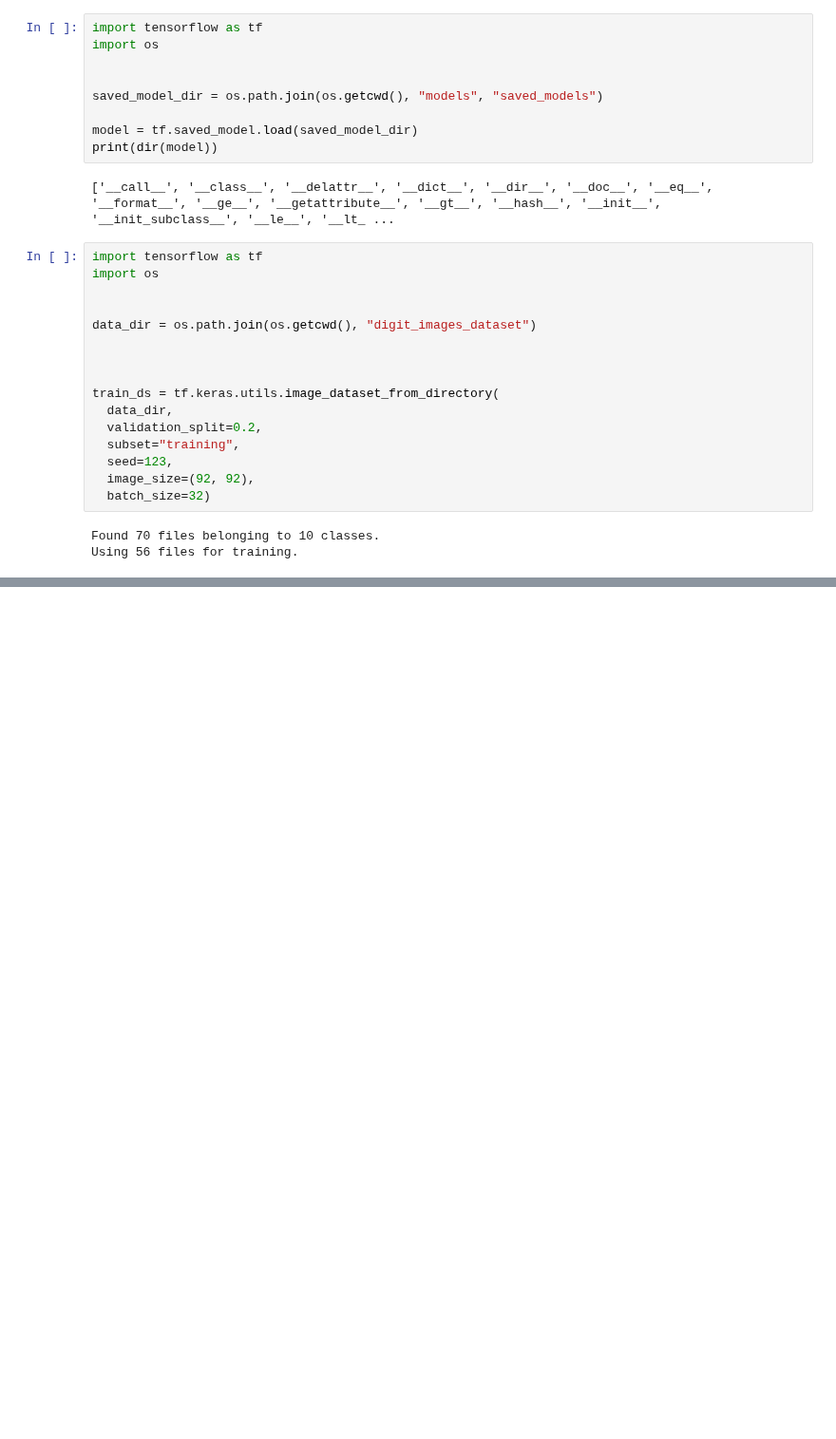
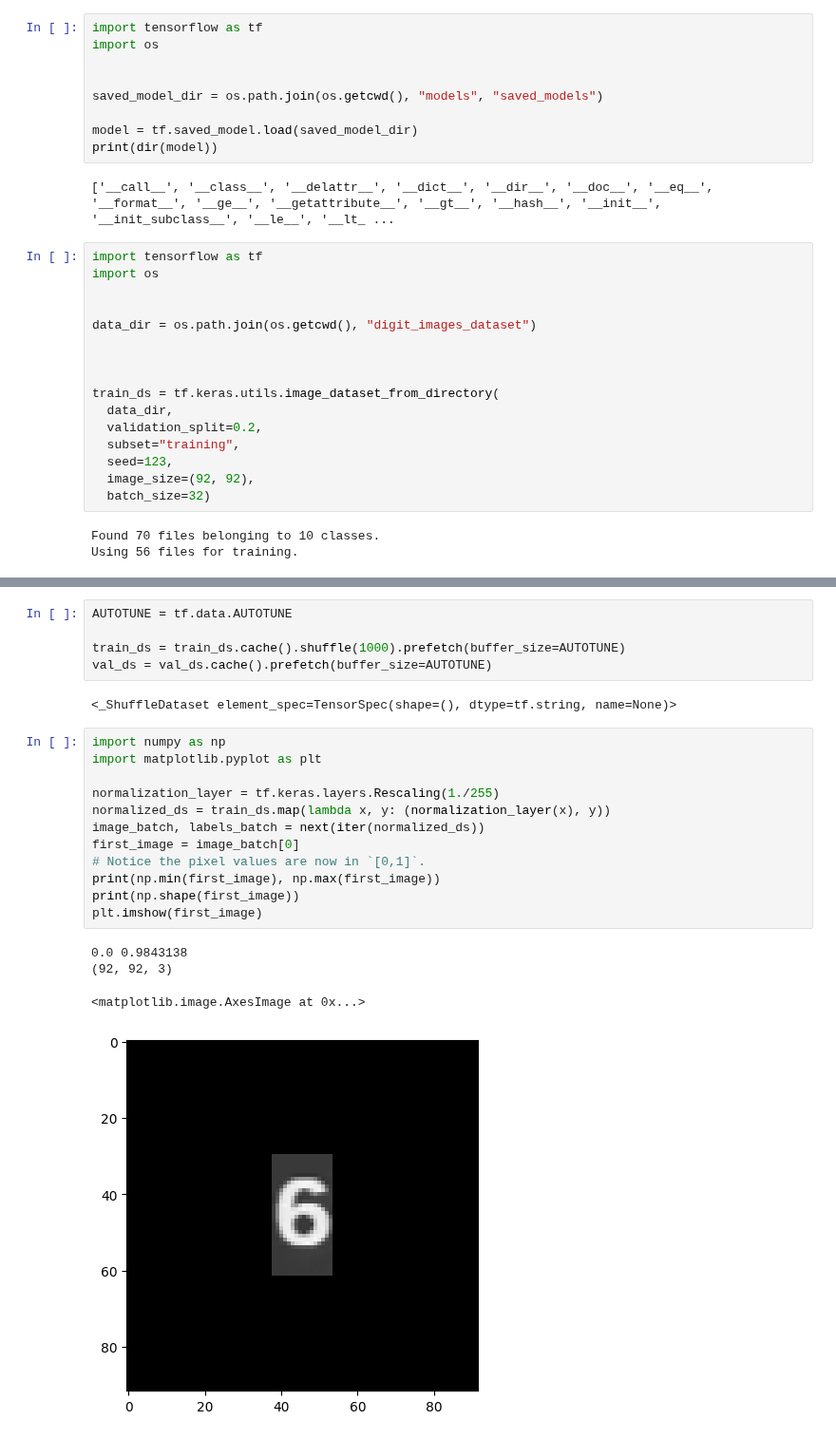
Before and after one commit to teleplayer123/image_classifier, a Jupyter notebook: test.ipynb, the cells around one changed output, grey strips where cells are left out. Shown at 95% size. Drawn from its saved outputs; the diff is of its cells as text; blank space fills up the shorter version.

```diff
--- a/test.ipynb
+++ b/test.ipynb
@@ -174,0 +238,24 @@ Using 14 files for validation.
+# %%
+AUTOTUNE = tf.data.AUTOTUNE
+
+train_ds = train_ds.cache().shuffle(1000).prefetch(buffer_size=AUTOTUNE)
+val_ds = val_ds.cache().prefetch(buffer_size=AUTOTUNE)
+# %% [output]
+<_ShuffleDataset element_spec=TensorSpec(shape=(), dtype=tf.string, name=None)>
+# %%
+import numpy as np
+import matplotlib.pyplot as plt
+
+normalization_layer = tf.keras.layers.Rescaling(1./255)
+normalized_ds = train_ds.map(lambda x, y: (normalization_layer(x), y))
+image_batch, labels_batch = next(iter(normalized_ds))
+first_image = image_batch[0]
+# Notice the pixel values are now in `[0,1]`.
+print(np.min(first_image), np.max(first_image))
+print(np.shape(first_image))
+plt.imshow(first_image)
+# %% [output]
+0.0 0.9843138
+(92, 92, 3)
+<matplotlib.image.AxesImage at 0x...>
+[figure, added]
```
Also changed, not shown: parts of 5 cells of this notebook, 2 other files.
